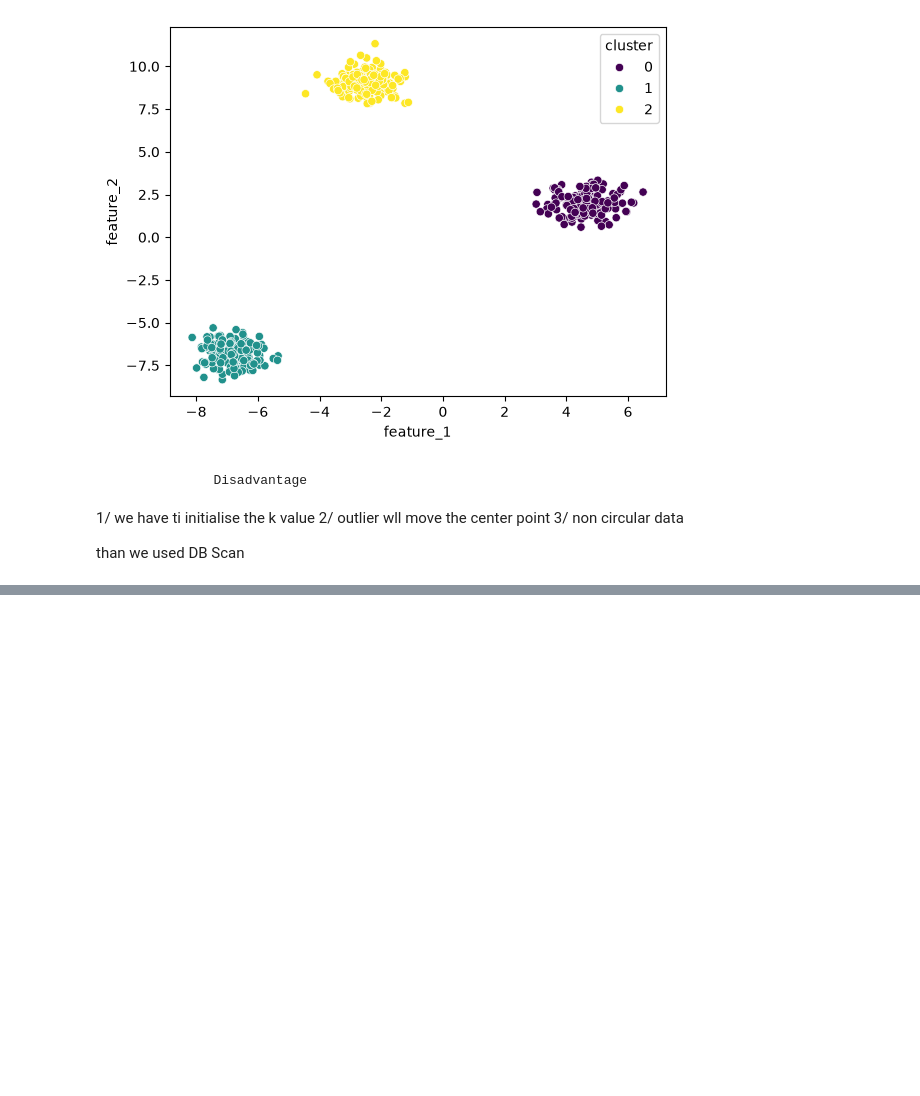
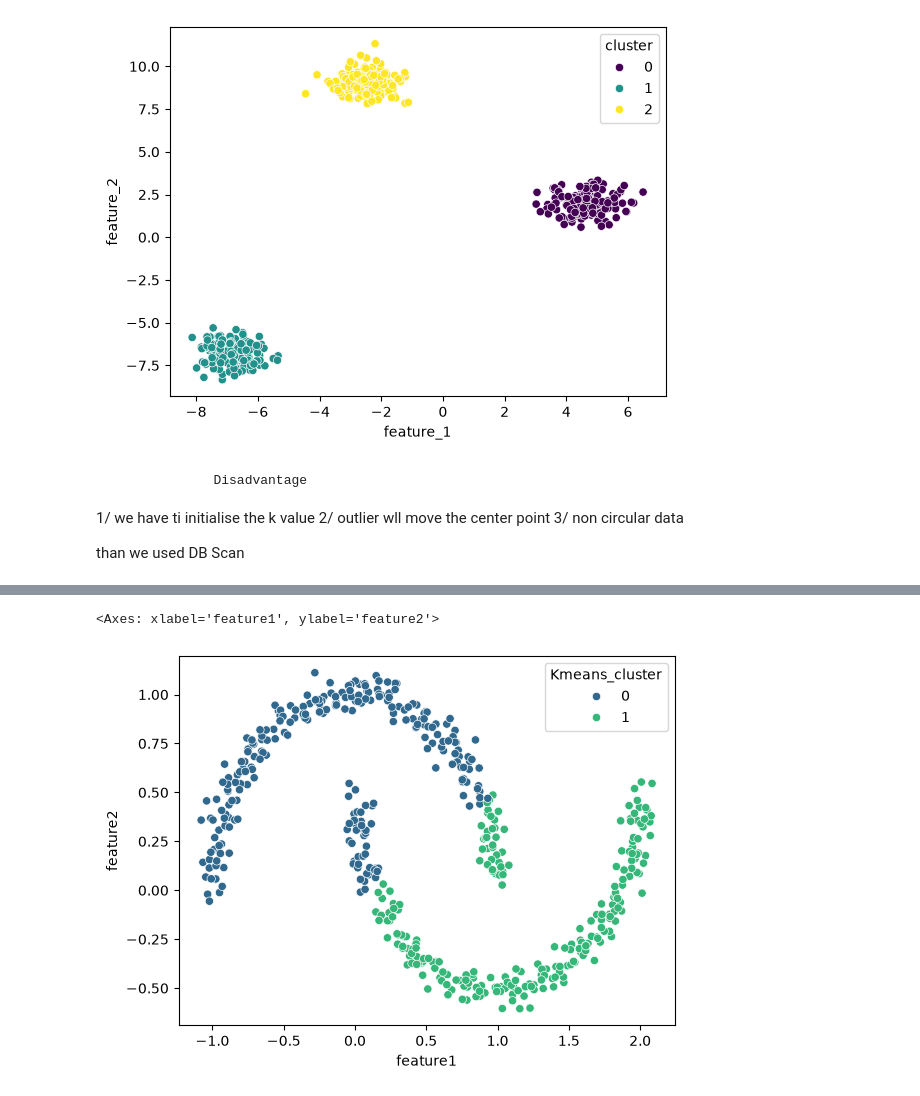
Before and after one commit to Imdhruvkumar/machine-learning-ML-, a Jupyter notebook: mlproject/unsupervised/kmean_algo.ipynb, the cells around one changed output, grey strips where cells are left out. Drawn from its saved outputs; the diff is of its cells as text; code cells hidden in the pictures; blank space fills up the shorter version.

```diff
--- a/mlproject/unsupervised/kmean_algo.ipynb
+++ b/mlproject/unsupervised/kmean_algo.ipynb
@@ -119,0 +148,14 @@ than we used DB Scan
+# %%
+scale = StandardScaler()
+# %%
+x_scaled = scale.fit_transform(df)
+# %%
+Kmeans = KMeans(n_clusters=2,random_state=42)
+Kmeans_label = Kmeans.fit_predict(x_scaled)
+# %%
+df['Kmeans_cluster'] = Kmeans_label
+# %%
+sns.scatterplot(x=df['feature1'],y=df['feature2'],hue=df['Kmeans_cluster'],palette='viridis')
+# %% [output]
+<Axes: xlabel='feature1', ylabel='feature2'>
+[figure, added]
```
Also changed, not shown: parts of 8 cells of this notebook.
